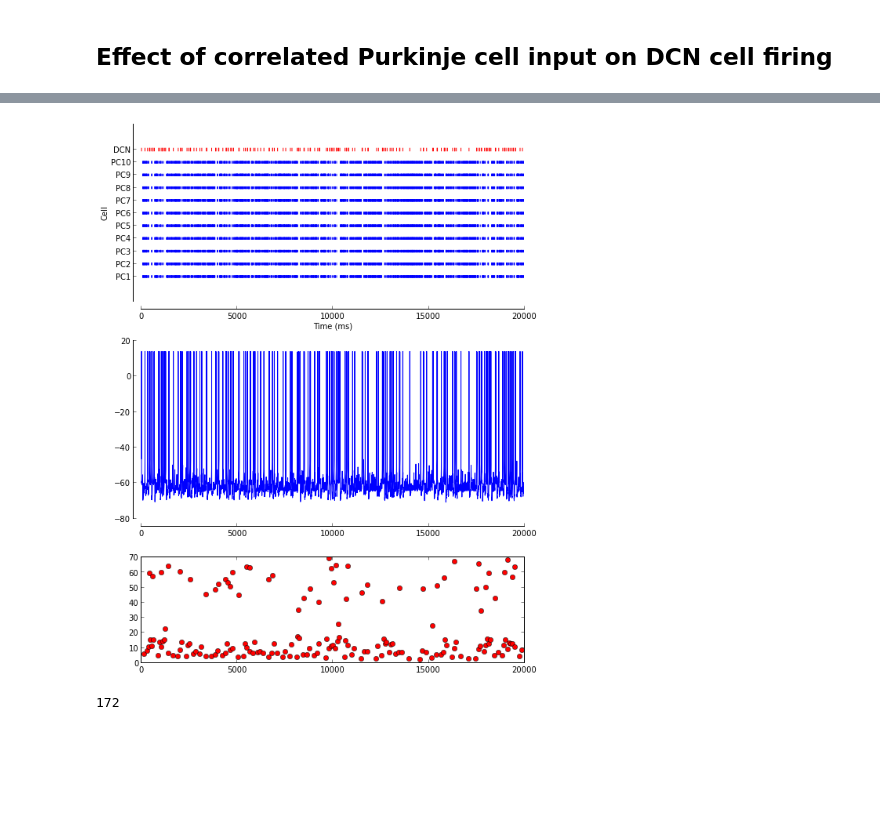
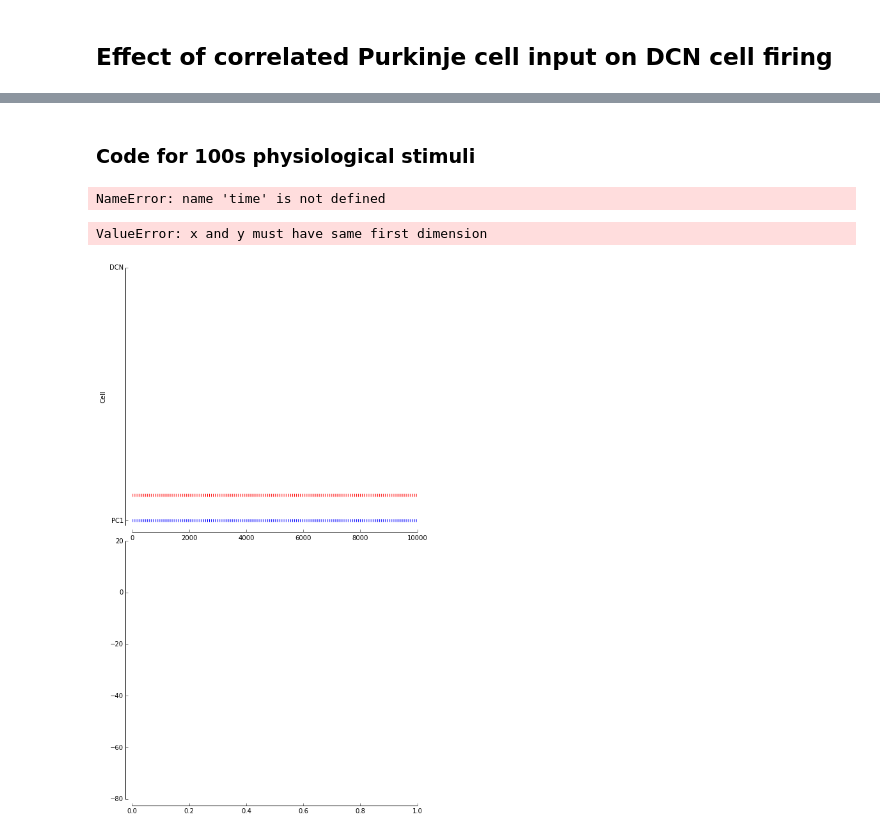
Before and after one commit to jenga/cerebellum, a Jupyter notebook: PC DCN Network.ipynb, the cells around one changed output, grey strips where cells are left out. Cells and saved outputs as stored; diff of their text form; code cells hidden in the pictures; blank space fills up the shorter version.

Commit message:
Added pc stim model and simulation

```diff
--- a/PC DCN Network.ipynb
+++ b/PC DCN Network.ipynb
@@ -272,6 +261,15 @@ sim.simulate(length=20000, buffer=200000)
 # %%
+def turnify(axis):
+    for loc, spine in axis.spines.items():
+        if loc in ['left','bottom']:
+            spine.set_position(('outward',10)) # outward by 10 points
+        elif loc in ['right','top']:
+            spine.set_color('none') # don't draw spine
+    axis.xaxis.set_ticks_position('bottom')
+    axis.yaxis.set_ticks_position('left')
+
 import h5py
-f = h5py.File('/media/data/data/pcdcn/10pc1dcn_combnoise_c0.75mu0.6.h5', 'r')
+f = h5py.File('/home/steven/modelling/cerebellum/simulations/10Pc_noIh_75c.h5', 'r')
 h5dcn_v = f['Models']['dcn']['Vs'][:]
 outputs = f['Outputs']
 spikes = []
@@ -291,17 +289,20 @@ for spike in outputs['dcn']['Spikes'][:]:
     cellnum.append(10)
 ax0.scatter(spikes, cellnum, c='r', marker='|')
 turnify(ax0)
-xlim([0,20000])
+xlim([0,10000])
 xlabel('Time (ms)')
 ylabel('Cell')
 yticks([0,1,2,3,4,5,6,7,8,9,10], ['PC1', 'PC2', 'PC3', 'PC4', 'PC5', 'PC6', 'PC7', 'PC8', 'PC9', 'PC10', 'DCN'])
 ax1 = subplot(gs[3:6])
 turnify(ax1)
-ax1.plot(arange(0,20000,0.01), h5dcn_v)
+ax1.plot(arange(0,10000,0.01), h5dcn_v)
 
 freq = 1000 / diff(outputs['dcn']['Spikes'][:])
 ax2 = subplot(gs[6:8])
+ax2.set_ylim(0,100)
 ax2.plot(outputs['dcn']['Spikes'][1:], freq, 'ro')
 fig.tight_layout()
+savefig('Test-no-T.eps')
 show()
+print(len(outputs['dcn']['Spikes'][:]))
 # %% [output]
@@ -338,39 +311,63 @@ sim.simulate(length=20000, buffer=200000)
+# %% [markdown]
+### Code for 100s physiological stimuli
+# %%
+from models.simulations import PCSTSimulation
+import time
+a=time.clock()
+sim = PCSTSimulation(dt=0.01, fn='/home/steven/modelling/cerebellum/simulations/speedtest3.h5')
+sim.simulate(length=1000, buffer=20000)
+b=(time.clock-a)
+print(b)
+# %% [output]
+NameError: name 'time' is not defined
 # %%
+def turnify(axis):
+    for loc, spine in axis.spines.items():
+        if loc in ['left','bottom']:
+            spine.set_position(('outward',10)) # outward by 10 points
+        elif loc in ['right','top']:
+            spine.set_color('none') # don't draw spine
+    axis.xaxis.set_ticks_position('bottom')
+    axis.yaxis.set_ticks_position('left')
+    axis.yaxis.ylim=(-80,20)
+
 import h5py
-f = h5py.File('/media/data/data/pcdcn/10pc1dcn_combnoise_c1.00mu0.6.h5', 'r')
+f = h5py.File('/home/steven/modelling/cerebellum/simulations/StimA1.h5', 'r')
 h5dcn_v = f['Models']['dcn']['Vs'][:]
 outputs = f['Outputs']
 spikes = []
 cellnum = []
-fig = figure(figsize=(8, 10))
+for spike in outputs['dcn']['Spikes'][:]:
+    spikes.append(spike)
+    cellnum.append(0)
+fig = figure(figsize=(8, 20))
 gs = gridspec.GridSpec(8,1)
 ax0 = subplot(gs[0:3])
-for cell in range(0,10):
-    for spike in outputs['pc' + str(cell)]['Spikes'][:]:
-        spikes.append(spike)
-        cellnum.append(cell)
-ax0.scatter(spikes, cellnum, c='b', marker='|', s=10)
+ax0.scatter(spikes, cellnum, c='b', marker='|')
 spikes = []
 cellnum = []
 for spike in outputs['dcn']['Spikes'][:]:
     spikes.append(spike)
-    cellnum.append(10)
+    cellnum.append(1)
 ax0.scatter(spikes, cellnum, c='r', marker='|')
 turnify(ax0)
-xlim([0,20000])
+xlim([0,10000])
 xlabel('Time (ms)')
 ylabel('Cell')
-yticks([0,1,2,3,4,5,6,7,8,9,10], ['PC1', 'PC2', 'PC3', 'PC4', 'PC5', 'PC6', 'PC7', 'PC8', 'PC9', 'PC10', 'DCN'])
+yticks([0,10], ['PC1','DCN'])
 ax1 = subplot(gs[3:6])
 turnify(ax1)
-ax1.plot(arange(0,20000,0.01), h5dcn_v)
+ax1.set_ylim(-80,20)
+ax1.plot(arange(0,10000,0.01), h5dcn_v)
 
 freq = 1000 / diff(outputs['dcn']['Spikes'][:])
 ax2 = subplot(gs[6:8])
+ax2.set_ylim(0,120)
 ax2.plot(outputs['dcn']['Spikes'][1:], freq, 'ro')
 fig.tight_layout()
+savefig('test2.eps')
 show()
 print(len(outputs['dcn']['Spikes'][:]))
 # %% [output]
+ValueError: x and y must have same first dimension
-[figure, old version]
+[figure, new version]
-172
```
Also changed, not shown: parts of 20 cells of this notebook, 4 other files.
